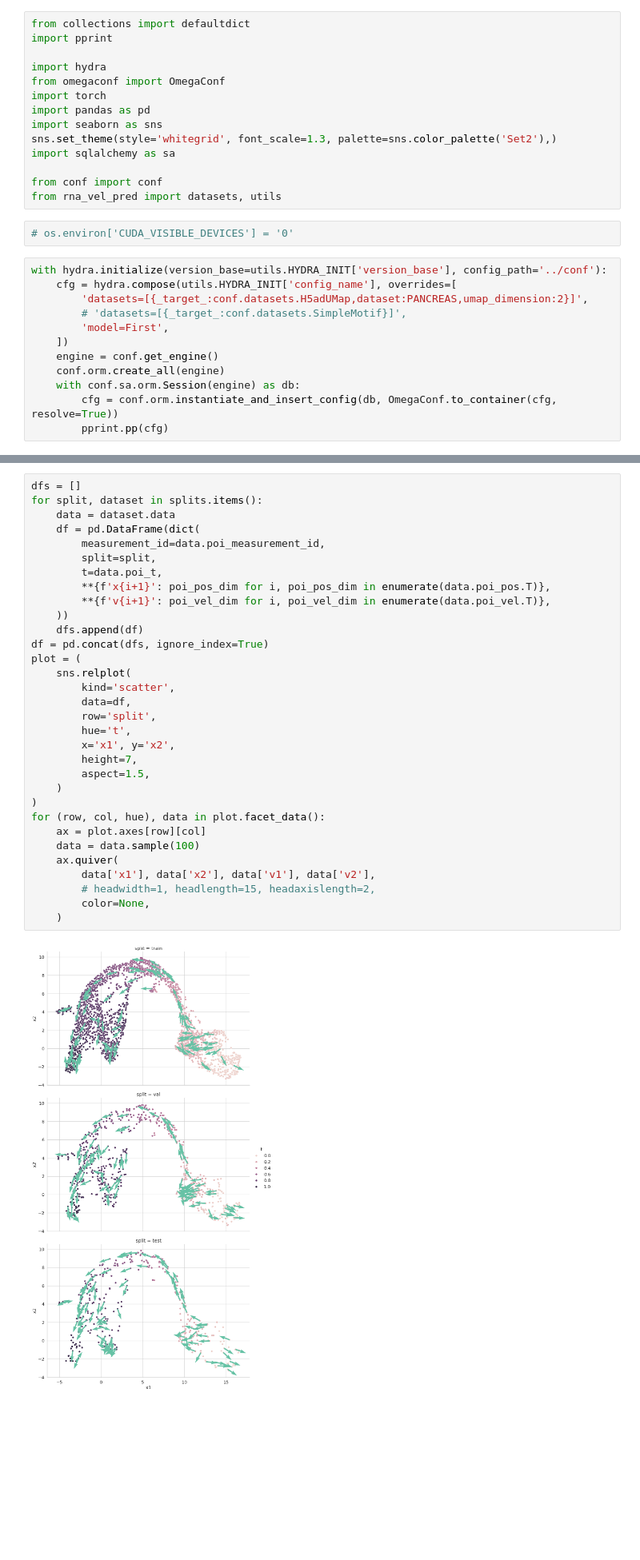
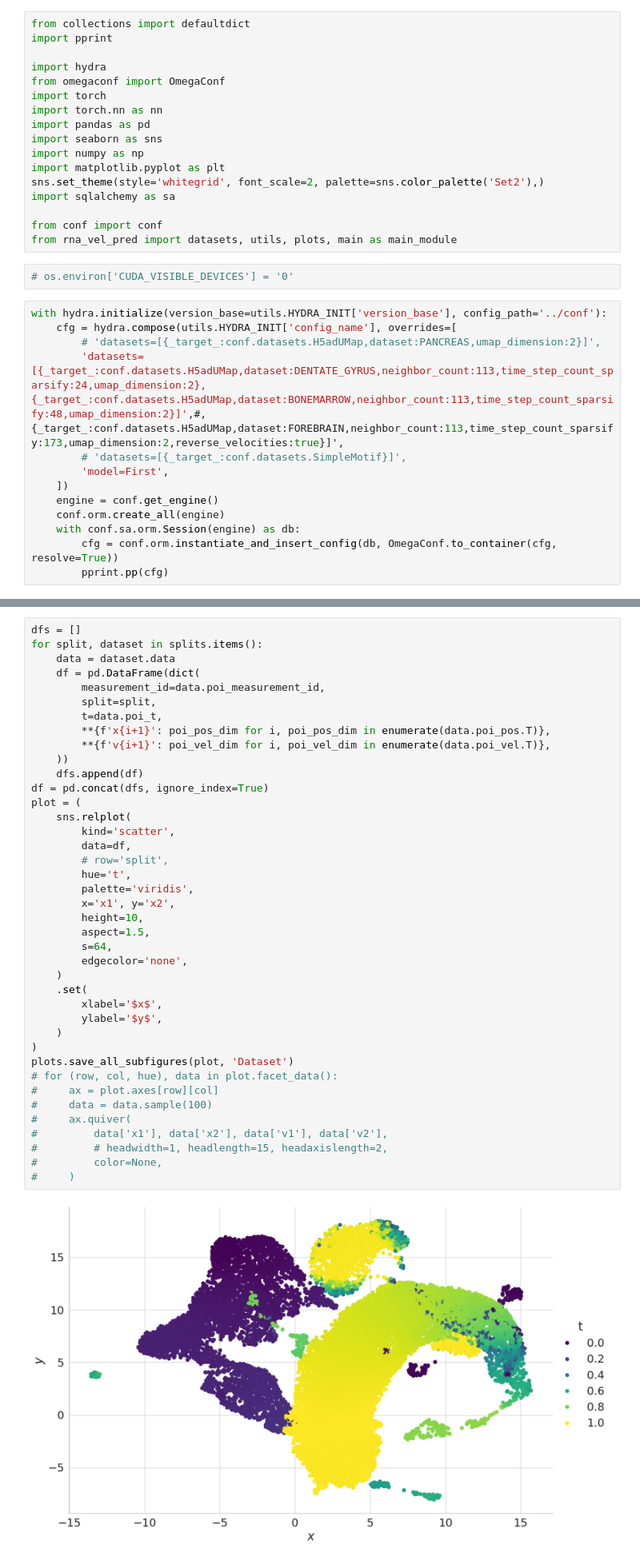
Before and after one commit to Paytonco/velocityPrediction, a Jupyter notebook: notebooks/dataset.ipynb, the cells around one changed output, grey strips where cells are left out. Shown at 80% size. Drawn from its saved outputs; the diff is of its cells as text; blank space fills up the shorter version.

```diff
--- a/notebooks/dataset.ipynb
+++ b/notebooks/dataset.ipynb
@@ -8,19 +8,23 @@ import pprint
 import hydra
 from omegaconf import OmegaConf
 import torch
+import torch.nn as nn
 import pandas as pd
 import seaborn as sns
-sns.set_theme(style='whitegrid', font_scale=1.3, palette=sns.color_palette('Set2'),)
+import numpy as np
+import matplotlib.pyplot as plt
+sns.set_theme(style='whitegrid', font_scale=2, palette=sns.color_palette('Set2'),)
 import sqlalchemy as sa
 
 from conf import conf
-from rna_vel_pred import datasets, utils
+from rna_vel_pred import datasets, utils, plots, main as main_module
 # %%
 # os.environ['CUDA_VISIBLE_DEVICES'] = '0'
 # %%
 with hydra.initialize(version_base=utils.HYDRA_INIT['version_base'], config_path='../conf'):
     cfg = hydra.compose(utils.HYDRA_INIT['config_name'], overrides=[
-        'datasets=[{_target_:conf.datasets.H5adUMap,dataset:PANCREAS,umap_dimension:2}]',
+        # 'datasets=[{_target_:conf.datasets.H5adUMap,dataset:PANCREAS,umap_dimension:2}]',
+        'datasets=[{_target_:conf.datasets.H5adUMap,dataset:DENTATE_GYRUS,neighbor_count:113,time_step_count_sparsify:24,umap_dimension:2},{_target_:conf.datasets.H5adUMap,dataset:BONEMARROW,neighbor_count:113,time_step_count_sparsify:48,umap_dimension:2}]',#,{_target_:conf.datasets.H5adUMap,dataset:FOREBRAIN,neighbor_count:113,time_step_count_sparsify:173,umap_dimension:2,reverse_velocities:true}]',
         # 'datasets=[{_target_:conf.datasets.SimpleMotif}]',
         'model=First',
     ])
@@ -55,34 +107,42 @@ Seed set to 2376999025
 # %%
 dfs = []
 for split, dataset in splits.items():
     data = dataset.data
     df = pd.DataFrame(dict(
         measurement_id=data.poi_measurement_id,
         split=split,
         t=data.poi_t,
         **{f'x{i+1}': poi_pos_dim for i, poi_pos_dim in enumerate(data.poi_pos.T)},
         **{f'v{i+1}': poi_vel_dim for i, poi_vel_dim in enumerate(data.poi_vel.T)},
     ))
     dfs.append(df)
 df = pd.concat(dfs, ignore_index=True)
 plot = (
     sns.relplot(
         kind='scatter',
         data=df,
-        row='split',
+        # row='split',
         hue='t',
+        palette='viridis',
         x='x1', y='x2',
-        height=7,
+        height=10,
         aspect=1.5,
+        s=64,
+        edgecolor='none',
+    )
+    .set(
+        xlabel='$x$',
+        ylabel='$y$',
     )
 )
-for (row, col, hue), data in plot.facet_data():
-    ax = plot.axes[row][col]
-    data = data.sample(100)
-    ax.quiver(
-        data['x1'], data['x2'], data['v1'], data['v2'],
-        # headwidth=1, headlength=15, headaxislength=2,
-        color=None,
-    )
+plots.save_all_subfigures(plot, 'Dataset')
+# for (row, col, hue), data in plot.facet_data():
+#     ax = plot.axes[row][col]
+#     data = data.sample(100)
+#     ax.quiver(
+#         data['x1'], data['x2'], data['v1'], data['v2'],
+#         # headwidth=1, headlength=15, headaxislength=2,
+#         color=None,
+#     )
 # %% [output]
-[figure, old version]
+[figure, new version]
```
Also changed, not shown: parts of 12 cells of this notebook, 2 other files.
